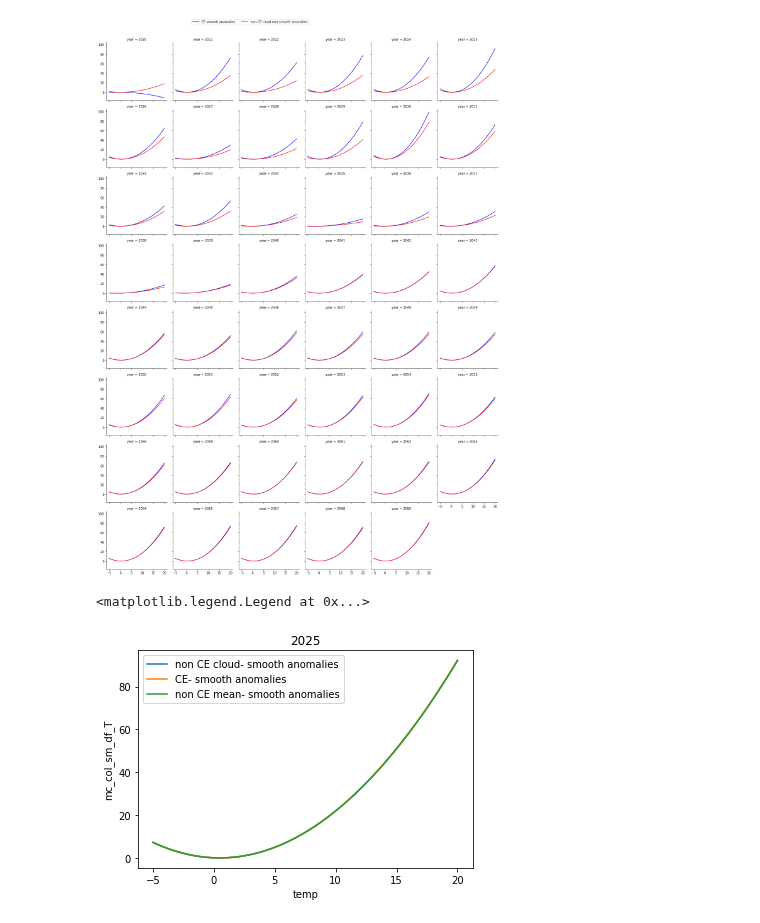
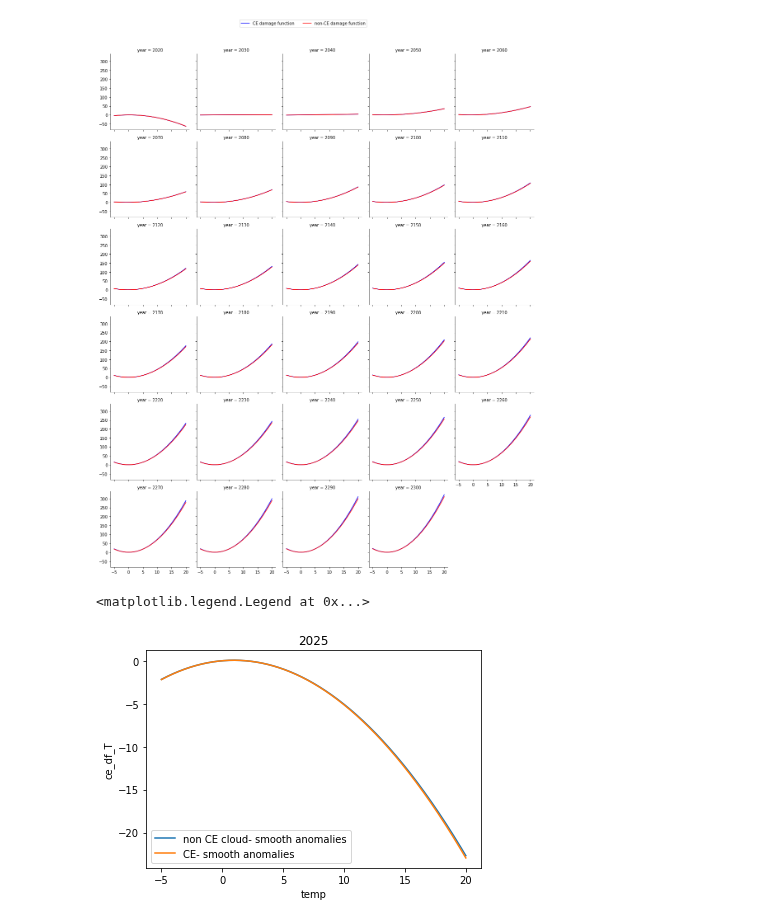
Before and after one commit to ClimateImpactLab/labor-code-release-2020, a Jupyter notebook: 4_post_projection/no_cons/2_scc/ce_og_SCC_comparison.ipynb, the cells around one changed output. Saved outputs shown, nothing was run; the diff lists cells and outputs as text; code cells hidden in the pictures.

```diff
--- a/4_post_projection/no_cons/2_scc/ce_og_SCC_comparison.ipynb
+++ b/4_post_projection/no_cons/2_scc/ce_og_SCC_comparison.ipynb
@@ -85,14 +54,8 @@ array([2075., 2076., 2077., 2078., 2079., 2080., 2081., 2082., 2083.,
 # %%
 # reading the coeffs in ce and mc to obtain damage functions
 
-ce_coeffs = pd.read_csv("/home/nsharma/repos/labor-code-release-2020/output/ce/ce_df_coeffs_SSP3.csv")
+ce_coeffs = pd.read_csv("/home/nsharma/repos/labor-code-release-2020/output/damage_function_no_cons/nocons_ce_df_coeffs_SSP3.csv")
 ce_coeffs = ce_coeffs[["year", "cons","beta1","beta2"]]
 
-mc_col_sm_coeffs = pd.read_csv("/home/nsharma/repos/labor-code-release-2020/output/ce/damage_function_comparison/smooth_anomalies_df_collapsed_output_SSP3.csv")
-mc_col_sm_coeffs = mc_col_sm_coeffs[["year", "cons","beta1","beta2"]]
-
-mc_sm_coeffs = pd.read_csv("/home/nsharma/repos/labor-code-release-2020/output/ce/damage_function_comparison/smooth_anomalies_df_mean_output_SSP3.csv")
-mc_sm_coeffs = mc_sm_coeffs[["year", "cons","beta1","beta2"]]
-
-mc_coeffs = pd.read_csv("/home/nsharma/repos/labor-code-release-2020/output/damage_function_mc/df_mean_output_SSP3.csv")
+mc_coeffs = pd.read_csv("/home/nsharma/repos/labor-code-release-2020/output/damage_function_no_cons/nocons_smooth_df_mean_output_SSP3.csv")
 mc_coeffs = mc_coeffs[["year", "cons","beta1","beta2"]]
@@ -163,8 +111,8 @@ df[['year', 'ce_damages', 'reg_damages', 'fair_temperatures_anomaly_rcp', 'diff'
 # %%
 # generating df of anomalies between -5 to 20 in 1101 steps for each year between 2015 to 2100
 temp_range = np.linspace(-5, 20, 1101)
-idx = product(range(2015,2101), temp_range)
-temps = np.stack([temp_range for _ in range(2015,2101)]).flatten()
+idx = product(range(2015,2301), temp_range)
+temps = np.stack([temp_range for _ in range(2015,2301)]).flatten()
 temps = pd.DataFrame(temps, index=[i for i,x in idx], columns=['temp'])
 temps = temps.reset_index().rename(columns={"index":"year"})
 # temps # checking things out
@@ -192,19 +148,12 @@ mc_sm_df['mc_sm_df_T'] = (mc_sm_df.cons + mc_sm_df.temp * mc_sm_df.beta1 + mc_sm
 # overlaid grid plot of all years where ce_df_T < mc_df_T as per the SCC calculation
 
 # comparison of smooth anomalies: CE, non-CE cloud, and non-CE mean
-df1 = pd.merge(pd.merge(ce_df, mc_sm_df, on = ['year', 'temp'], how = 'outer'), mc_col_sm_df, on = ['year', 'temp'], how = 'outer')
+df1 = pd.merge(ce_df, mc_df, on = ['year', 'temp'], how = 'outer')
 df1 = df1[df1['year'].isin(years_low)]
 
 # generating years from 2020 to 2100 at every ten years
 years = list(range(2020, 2301, 10))
 
 # comparison of non-CE cloud smooth vs non-smooth anomalies
-df2 = pd.merge(ce_df, mc_sm_df, on = ['year', 'temp'], how = 'outer')
+df2 = pd.merge(ce_df, mc_df, on = ['year', 'temp'], how = 'outer')
 df2 = df2[df2['year'].isin(years)]
-
-# comapre CE vs non-CE cloud non-smooth DFs
-df3 = pd.merge(ce_df, mc_df, on = ['year', 'temp'], how = 'outer')
-df3 = df3[df3['year'].isin(years_low)]
-
-fair_anom = pd.read_csv("/home/nsharma/repos/labor-code-release-2020/output/ce/rcp85_anomalies.csv")
-df4 = pd.merge(df3, fair_anom, on = ['year'], how = 'outer')
@@ -211,18 +168,17 @@ df4 = pd.merge(df3, fair_anom, on = ['year'], how = 'outer')
 # %%
-# grid plot of non-CE cloud non-smooth vs CE
-g = sns.FacetGrid(df4, col="year", col_wrap=6, sharey=True)
-g.map_dataframe(sns.lineplot, x='temp', y='ce_df_T', color = "blue", label="CE smooth anomalies").map_dataframe(sns.lineplot, x='temp', y='mc_df_T', color = "red", label="non-CE cloud non smooth anomalies")
-lgd = plt.legend(bbox_to_anchor=(-1,9.5), ncol=3)
-# plt.savefig('/home/nsharma/repos/labor-code-release-2020/output/ce/damage_func_comparison_vline.pdf', format='pdf', bbox_extra_artists=(lgd,), bbox_inches='tight')
+# making the grid plot of non-CE cloud smooth vs non-smooth anomalies
+g = sns.FacetGrid(df2, col="year", col_wrap=5, sharey=True)
+g.map_dataframe(sns.lineplot, x='temp', y='ce_df_T', color = "blue", label="CE damage function").map_dataframe(sns.lineplot, x='temp', y='mc_df_T', color = "red", label="non-CE damage function")
+lgd = plt.legend(bbox_to_anchor=(0,7.25), ncol=2)
+# plt.savefig('/home/nsharma/repos/labor-code-release-2020/output/ce/damage_function_comparison/non_CE_cloud_comparison.pdf', format='pdf', bbox_extra_artists=(lgd,), bbox_inches='tight')
 # %% [output]
-[figure, old version]
+[figure, new version]
 # %%
 # trying the plot before the grid plot of DFs with smooth anomalies
-sns.lineplot(data=mc_sm_df.loc[mc_sm_df.year == 2025], x='temp', y='mc_sm_df_T', label="non CE cloud- smooth anomalies").set_title(2025)
+sns.lineplot(data=mc_df.loc[mc_df.year == 2025], x='temp', y='mc_df_T', label="non CE cloud- smooth anomalies").set_title(2025)
 sns.lineplot(data=ce_df.loc[ce_df.year == 2025], x='temp', y='ce_df_T', label="CE- smooth anomalies")
-sns.lineplot(data=mc_col_sm_df.loc[mc_col_sm_df.year == 2025], x='temp', y='mc_col_sm_df_T', label="non CE mean- smooth anomalies")
 plt.legend()
 # plt.savefig('/home/nsharma/repos/labor-code-release-2020/output/ce/damage_function_comparison/CE_vs_non_CE_smooth_anomalies_2025.pdf', format='pdf')
 # %% [output]
 <matplotlib.legend.Legend at 0x...>
-[figure, old version]
+[figure, new version]
```
Also changed, not shown: parts of 12 cells of this notebook, 8 other files.
